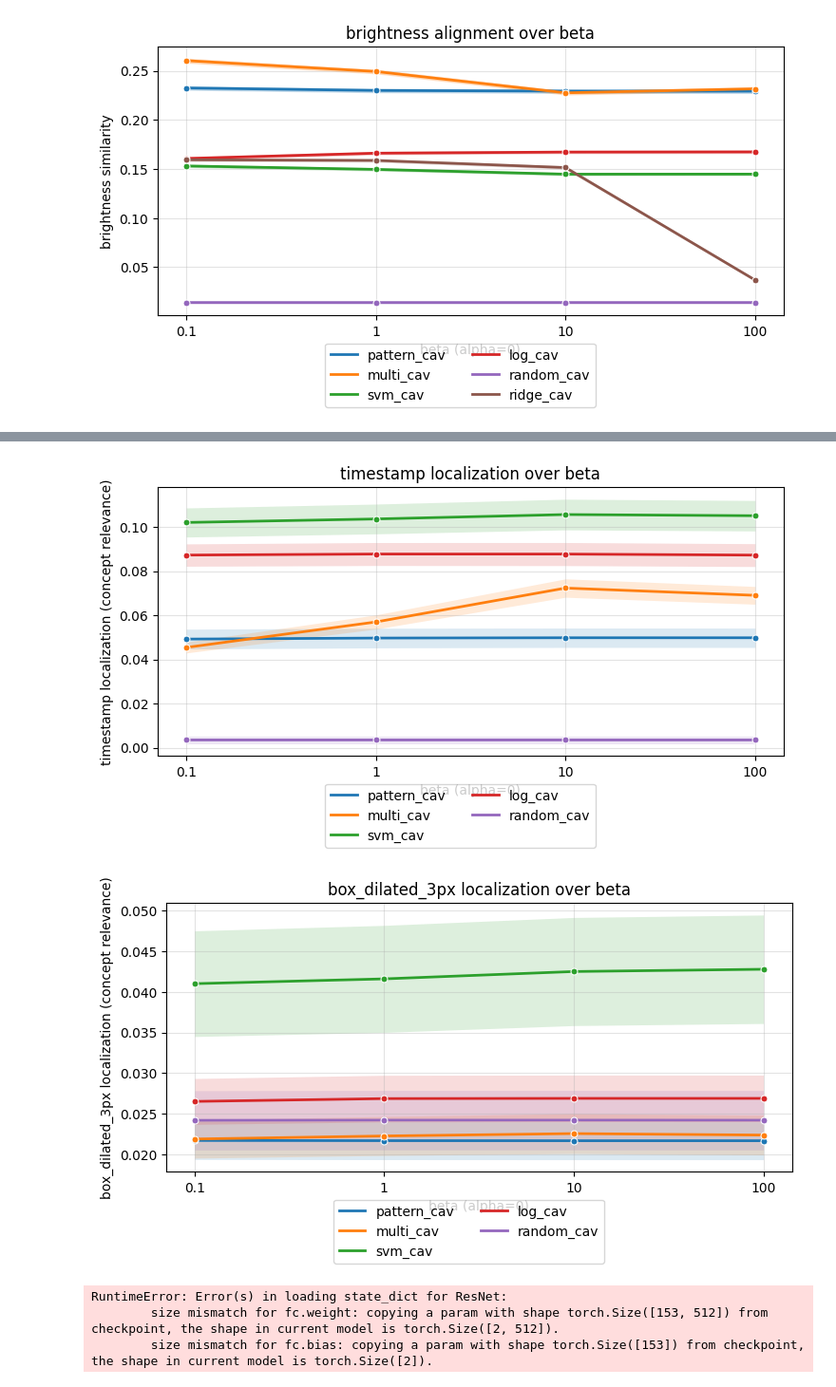
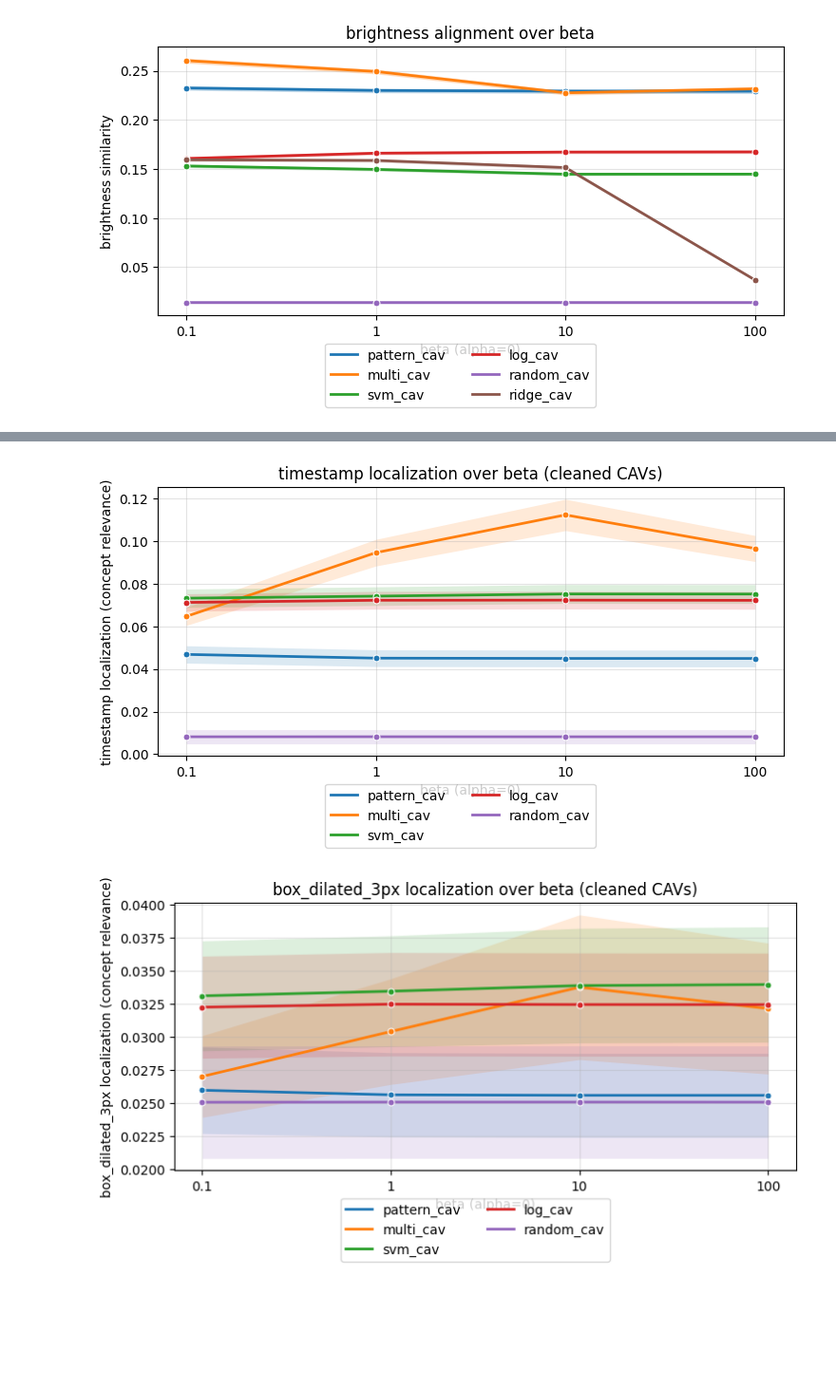
Before and after one commit to erenerogullari/cav-disentanglement, a Jupyter notebook: notebooks/experiment_figures.ipynb, the cells around one changed output, grey strips where cells are left out. Shown at 95% size. Drawn from its saved outputs; the diff is of its cells as text; code cells hidden in the pictures; blank space fills up the shorter version.

Commit message:
add figures

```diff
--- a/notebooks/experiment_figures.ipynb
+++ b/notebooks/experiment_figures.ipynb
@@ -1539,7 +1534,7 @@ cav_types = ("pattern_cav", "multi_cav", "svm_cav", "log_cav", "random_cav")
 alphas=(0., 0.1, 1., 10., 100.),
 betas=(0.1, 1., 10., 100.),
 targets=("timestamp", "box", "brightness"),
-use_cleaned_cavs = False  # Set True after generating cleaned concept-alignment metrics.
+use_cleaned_cavs = True  # Set True after generating cleaned concept-alignment metrics.
 
 plot_df_loc = plot_artifact_localization_over_alpha_beta(
     model="resnet18",
@@ -1613,5 +1608,2 @@ _ = display_artifact_localization_over_alpha_beta(
-[figure, old version]
+[figure, new version]
-[figure, old version]
+[figure, new version]
-RuntimeError: Error(s) in loading state_dict for ResNet:
-        size mismatch for fc.weight: copying a param with shape torch.Size([153, 512]) from checkpoint, the shape in current model is torch.Size([2, 512]).
-        size mismatch for fc.bias: copying a param with shape torch.Size([153]) from checkpoint, the shape in current model is torch.Size([2]).
```
Also changed, not shown: parts of 3 cells of this notebook, 14 other files.
